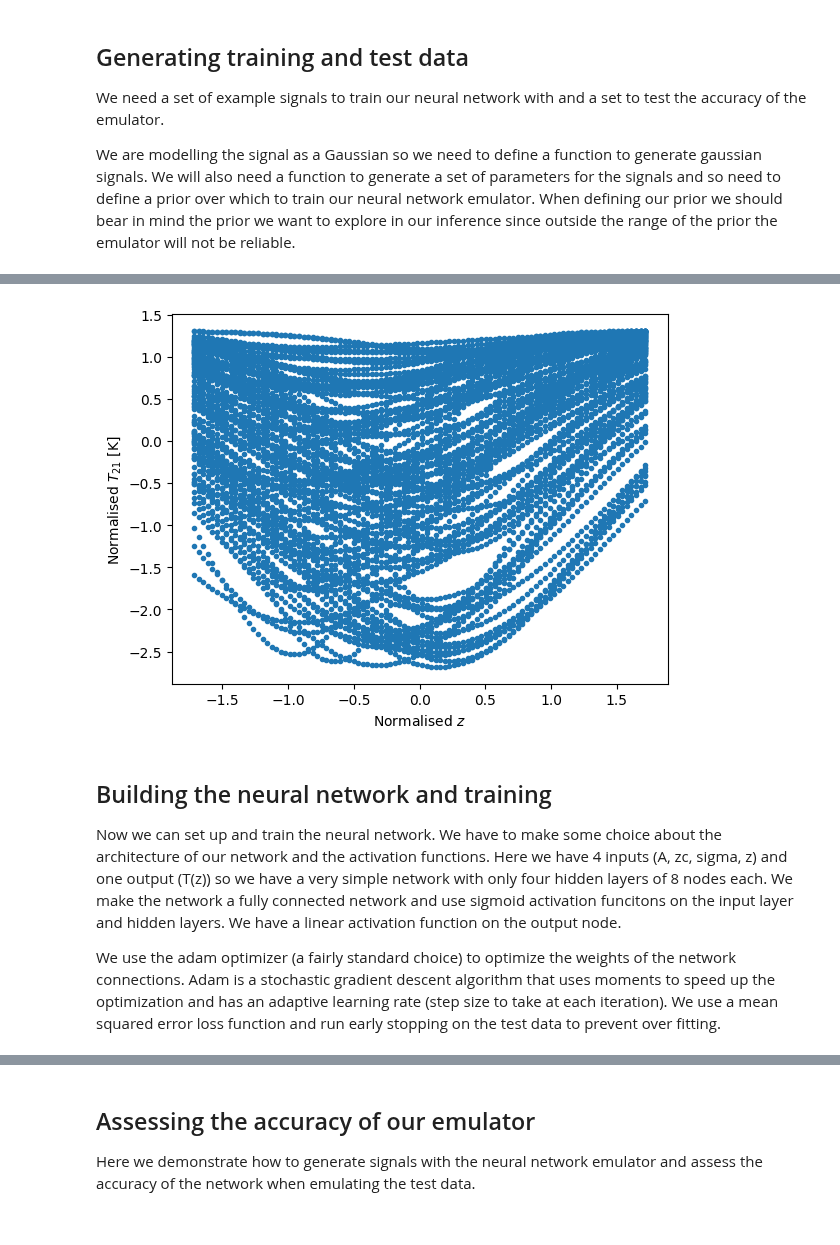
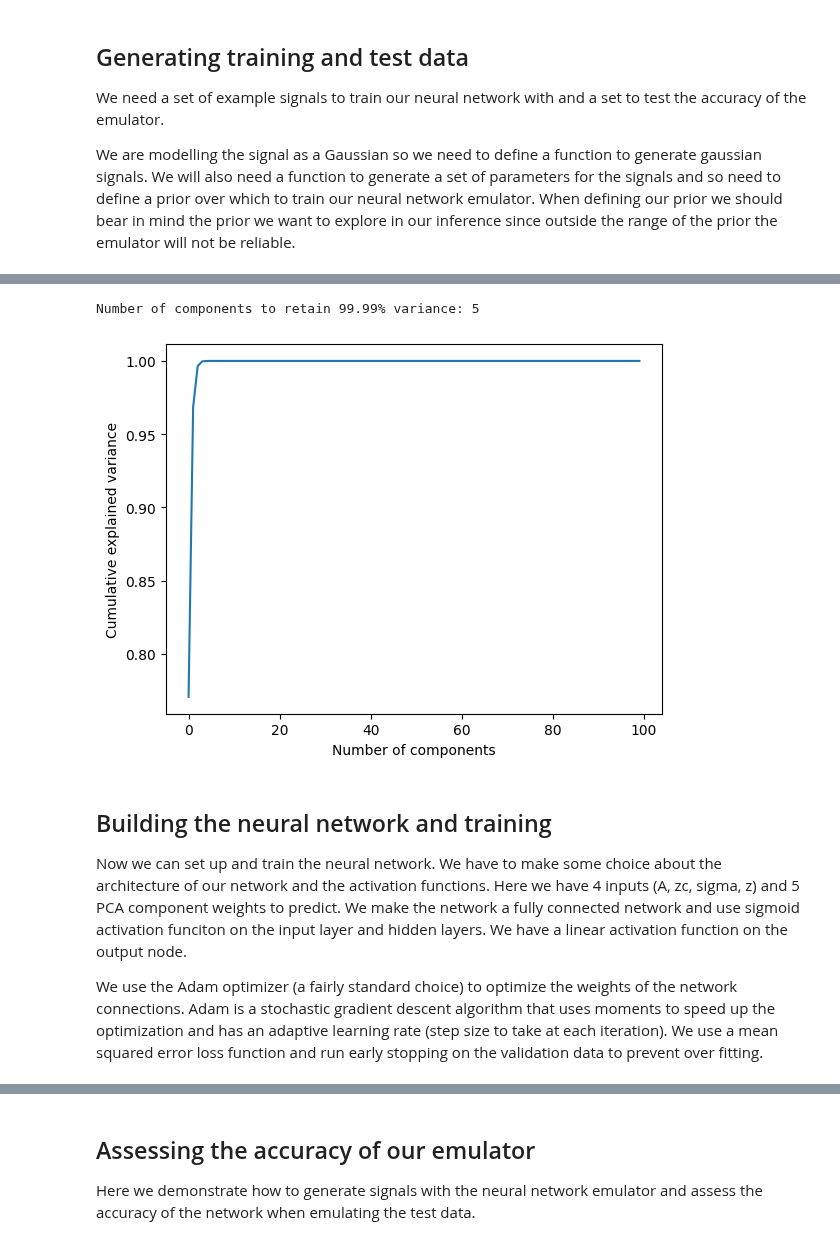
Before and after one commit to htjb/Talks, a Jupyter notebook: Lectures/2024_mphil-data-intensive/mphil-lecture-examples/21-cm-emulator/toy-example.ipynb, the cells around one changed output, grey strips where cells are left out. Saved outputs shown, nothing was run; the diff lists cells and outputs as text; code cells hidden in the pictures.

```diff
--- a/Lectures/2024_mphil-data-intensive/mphil-lecture-examples/21-cm-emulator/toy-example.ipynb
+++ b/Lectures/2024_mphil-data-intensive/mphil-lecture-examples/21-cm-emulator/toy-example.ipynb
@@ -71,41 +50,46 @@ For our problem we also want to tile the inputs with redshift so that we can kee
-# %%
-# split the data
-idx = random.sample(range(n), int(n*0.8))
-train_params_pretile = parameters[idx]
-train_signals_pretile = signals[idx]
-test_params_pretile = np.delete(parameters, idx, axis=0)
-test_signals_pretile = np.delete(signals, idx, axis=0)
-
-# tile the data
-ztile = np.tile(z, len(train_params_pretile)).reshape(len(z)*len(train_params_pretile))
-train_params_tile = np.tile(train_params_pretile, len(z)).reshape(len(z)*len(train_params_pretile), 3)
-train_signals_tile = np.concatenate(train_signals_pretile).T
-train_params_tile = np.hstack((train_params_tile, ztile.reshape(-1, 1)))
-
-ztile = np.tile(z, len(test_params_pretile)).reshape(len(z)*len(test_params_pretile))
-test_params_tile = np.tile(test_params_pretile, len(z)).reshape(len(z)*len(test_params_pretile), 3)
-test_signals_tile = np.concatenate(test_signals_pretile).T
-test_params_tile = np.hstack((test_params_tile, ztile.reshape(-1, 1)))
-
-norm_param_means = np.mean(train_params_tile, axis=0)
-norm_param_stds = np.std(train_params_tile, axis=0)
-norm_signal_means = np.mean(train_signals_tile, axis=0)
-norm_signal_stds = np.std(train_signals_tile, axis=0)
-# normalise the data
-train_params = (train_params_tile - norm_param_means) / norm_param_stds
-train_signals = (train_signals_tile - norm_signal_means) / norm_signal_stds
-test_params = (test_params_tile - norm_param_means) / norm_param_stds
-test_signals = (test_signals_tile - norm_signal_means) / norm_signal_stds
-
-plt.scatter(train_params[:10000, -1], train_signals[:10000], marker='.')
-plt.xlabel(r'Normalised $z$')
-plt.ylabel(r'Normalised $T_{21}$ [K]')
-plt.savefig('gaussian-normalised-signals.png', dpi=300, bbox_inches='tight')
-# %% [output]
-[figure, removed]
+# %%
+from sklearn.model_selection import train_test_split
+
+train_params, test_params, train_signals, test_signals = train_test_split(
+    parameters, signals, test_size=0.2, random_state=42
+)
+
+val_params, test_params, val_signals, test_signals = train_test_split(
+    test_params, test_signals, test_size=0.5, random_state=42
+)
+
+cov = np.cov(train_signals.T)
+eigenvalues, eigenvectors = np.linalg.eig(cov)
+idx = np.argsort(eigenvalues)[::-1]
+eigenvalues = eigenvalues[idx]
+eigenvectors = eigenvectors[:, idx]
+cumulative_variance = np.cumsum(eigenvalues) / np.sum(eigenvalues)
+
+plt.plot(cumulative_variance)
+plt.xlabel('Number of components')
+plt.ylabel('Cumulative explained variance')
+plt.savefig('pca-variance.png', dpi=300, bbox_inches='tight')
+
+n_components = np.where(cumulative_variance >= 0.9999)[0][0] + 1
+print(f'Number of components to retain 99.99% variance: {n_components}')
+
+# project the data onto the top n_components eigenvectors
+train_pca = train_signals @ eigenvectors[:, :n_components]
+val_pca = val_signals @ eigenvectors[:, :n_components]
+test_pca = test_signals @ eigenvectors[:, :n_components]
+
+norm_mean = np.mean(train_pca, axis=0)
+norm_std = np.std(train_pca, axis=0)
+
+train_pca = (train_pca - norm_mean) / norm_std
+val_pca = (val_pca - norm_mean) / norm_std
+test_pca = (test_pca - norm_mean) / norm_std
+# %% [output]
+Number of components to retain 99.99% variance: 5
+[figure, added]
 # %% [markdown]
 ## Building the neural network and training
 
-Now we can set up and train the neural network. We have to make some choice about the architecture of our network and the activation functions. Here we have 4 inputs (A, zc, sigma, z) and one output (T(z)) so we have a very simple network with only four hidden layers of 8 nodes each. We make the network a fully connected network and use sigmoid activation funcitons on the input layer and hidden layers. We have a linear activation function on the output node.
+Now we can set up and train the neural network. We have to make some choice about the architecture of our network and the activation functions. Here we have 4 inputs (A, zc, sigma, z) and 5 PCA component weights to predict. We make the network a fully connected network and use sigmoid activation funciton on the input layer and hidden layers. We have a linear activation function on the output node.
 
-We use the adam optimizer (a fairly standard choice) to optimize the weights of the network connections. Adam is a stochastic gradient descent algorithm that uses moments to speed up the optimization and has an adaptive learning rate (step size to take at each iteration). We use a mean squared error loss function and run early stopping on the test data to prevent over fitting.
+We use the Adam optimizer (a fairly standard choice) to optimize the weights of the network connections. Adam is a stochastic gradient descent algorithm that uses moments to speed up the optimization and has an adaptive learning rate (step size to take at each iteration). We use a mean squared error loss function and run early stopping on the validation data to prevent over fitting.
```
Also changed, not shown: parts of 9 cells of this notebook, 6 other files.
